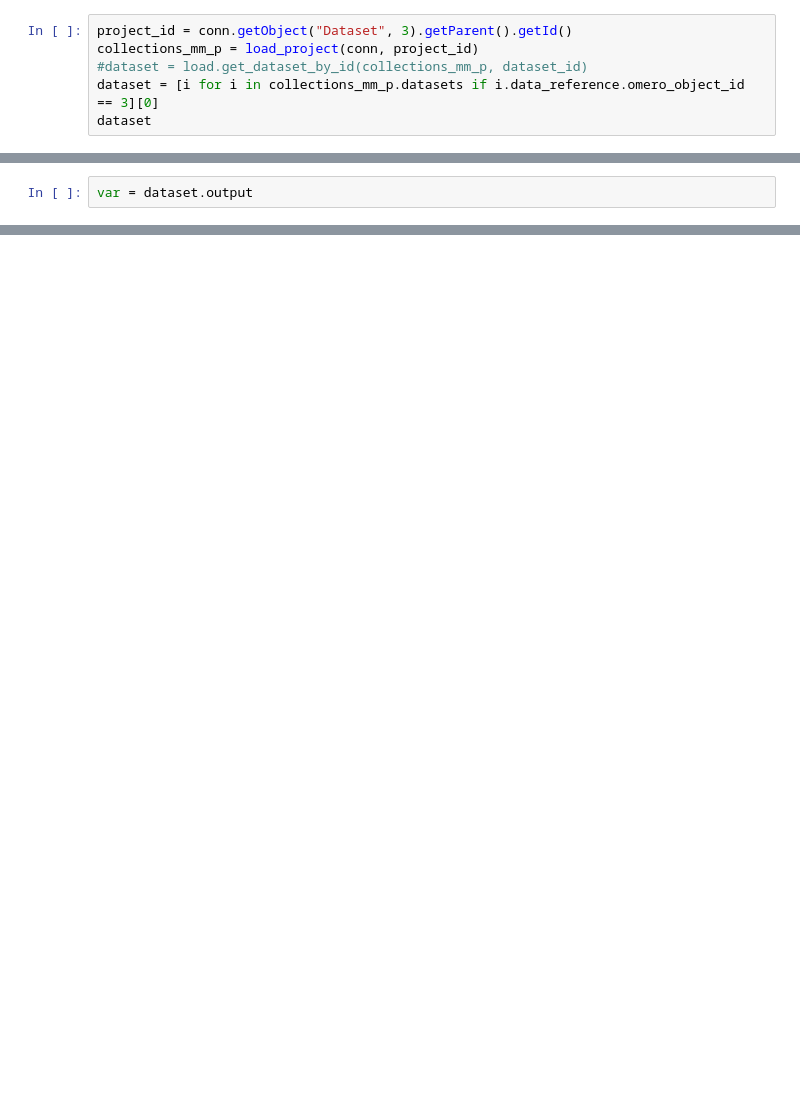
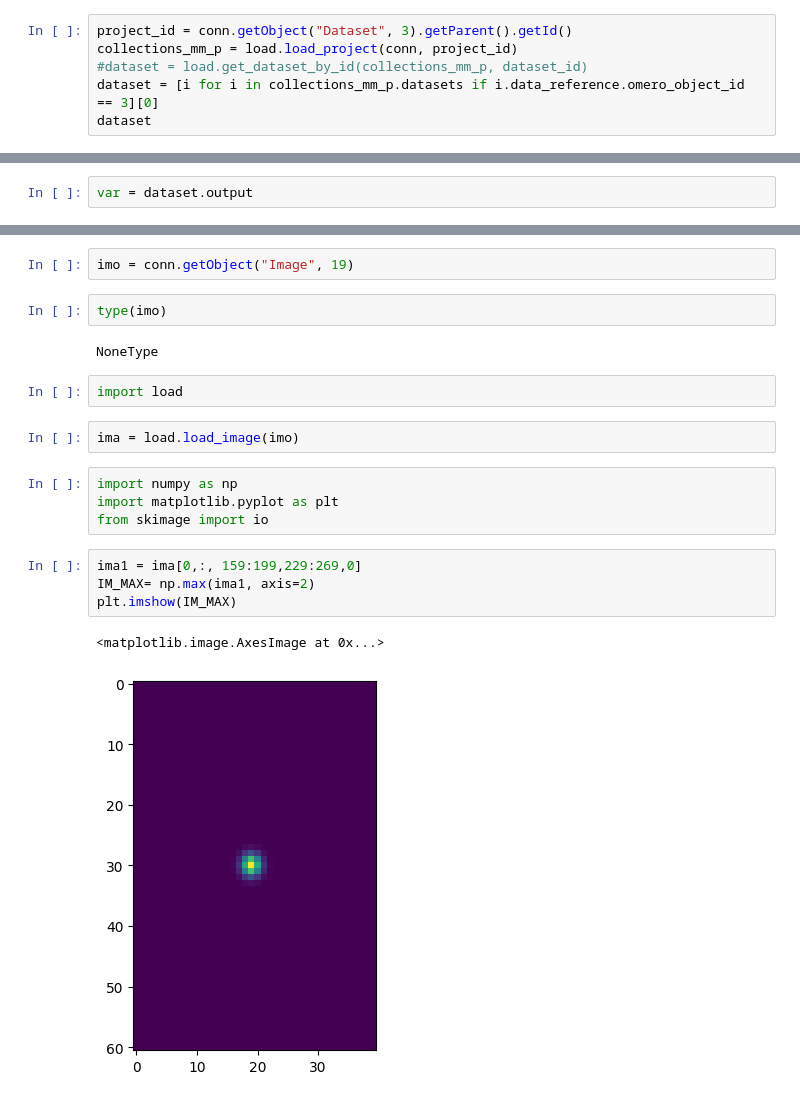
Before and after one commit to juliomateoslangerak/omero-metrics, a Jupyter notebook: omero_metrics/tools/test.ipynb, the cells around one changed output, grey strips where cells are left out. Cells and saved outputs as stored; diff of their text form; blank space fills up the shorter version.

```diff
--- a/omero_metrics/tools/test.ipynb
+++ b/omero_metrics/tools/test.ipynb
@@ -508,6 +463,6 @@ True
 # %%
 project_id = conn.getObject("Dataset", 3).getParent().getId()
-collections_mm_p = load_project(conn, project_id)
+collections_mm_p = load.load_project(conn, project_id)
 #dataset = load.get_dataset_by_id(collections_mm_p, dataset_id)
 dataset = [i for i in collections_mm_p.datasets if i.data_reference.omero_object_id == 3][0]
 dataset
@@ -574,0 +584,21 @@ df.Key = df.Key.str.replace("_", " ").str.title()
+# %%
+imo = conn.getObject("Image", 19)
+# %%
+type(imo)
+# %% [output]
+NoneType
+# %%
+import load
+# %%
+ima = load.load_image(imo)
+# %%
+import numpy as np
+import matplotlib.pyplot as plt
+from skimage import io
+# %%
+ima1 = ima[0,:, 159:199,229:269,0]
+IM_MAX= np.max(ima1, axis=2)
+plt.imshow(IM_MAX)
+# %% [output]
+<matplotlib.image.AxesImage at 0x...>
+[figure, added]
```
Also changed, not shown: parts of 40 cells of this notebook, 3 other files.
